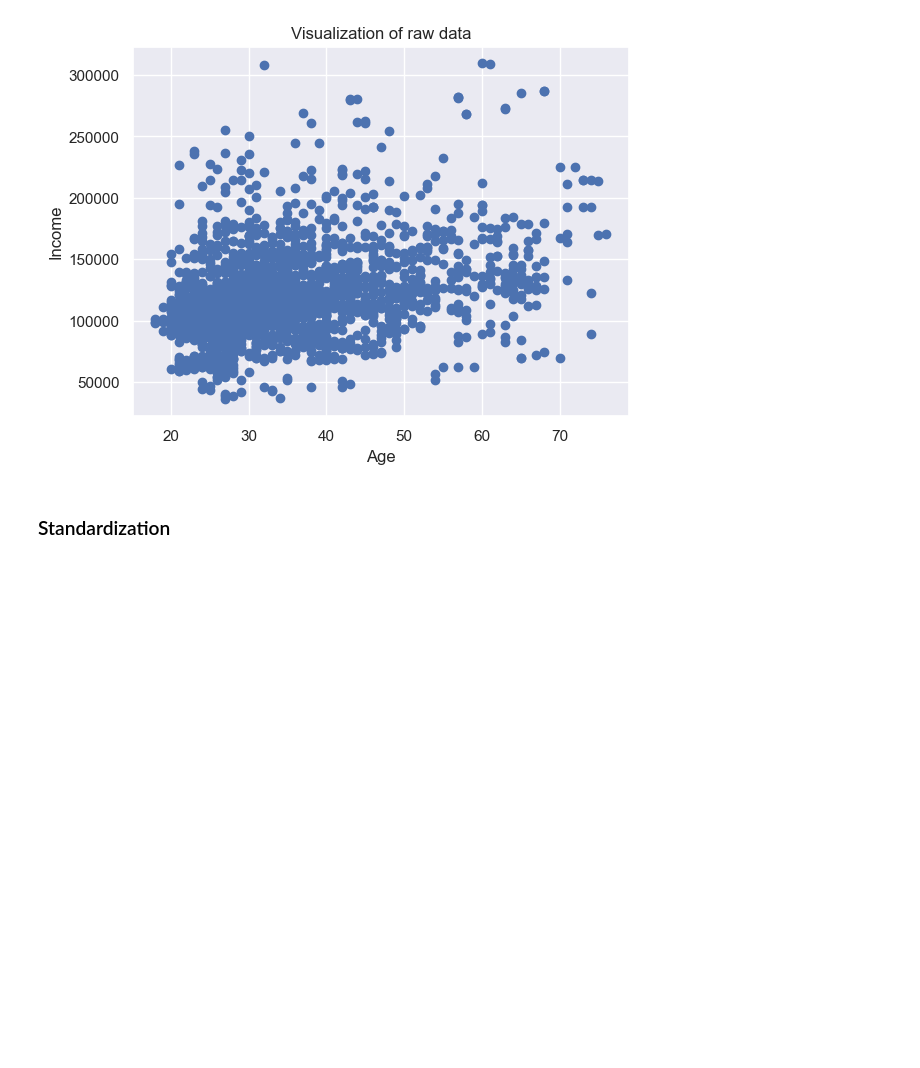
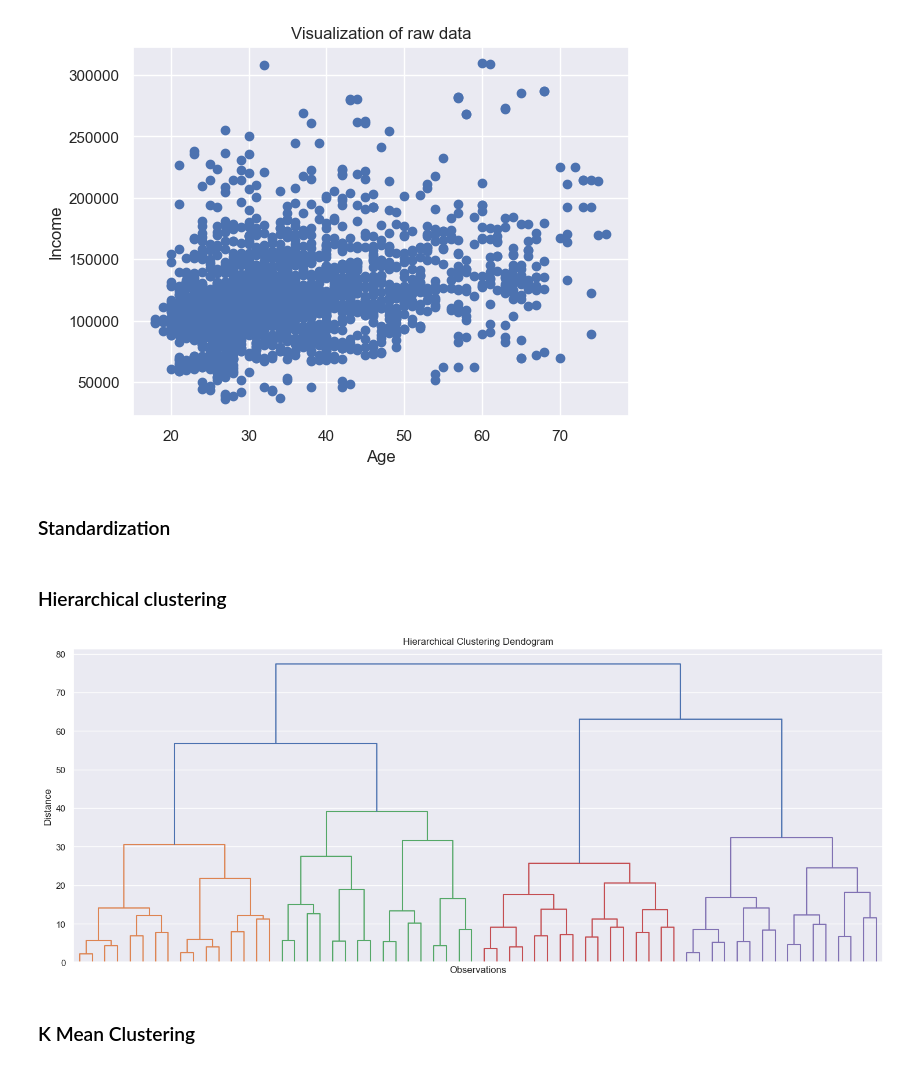
Before and after one commit to Mega-Barrel/customer_analytics, a Jupyter notebook: main.ipynb, the cells around one changed output. Cells and saved outputs as stored; diff of their text form; code cells hidden in the pictures; blank space fills up the shorter version.

```diff
--- a/main.ipynb
+++ b/main.ipynb
@@ -97,3 +91,34 @@ Text(0.5, 1.0, 'Visualization of raw data')
 # %%
 scaler = StandardScaler()
 segmentation_std = scaler.fit_transform(df_segmentation)
+# %% [markdown]
+### Hierarchical clustering
+# %%
+hier_clust = linkage(
+    segmentation_std,
+    method='ward'
+)
+# %%
+plt.figure(
+    figsize=(
+        18,7
+    )
+)
+
+plt.title('Hierarchical Clustering Dendogram')
+plt.xlabel('Observations')
+plt.ylabel('Distance')
+
+dendrogram(
+    hier_clust,
+    truncate_mode='level',
+    p=5,
+    show_leaf_counts=False,
+    no_labels=True
+)
+
+plt.show()
+# %% [output]
+[figure, added]
+# %% [markdown]
+### K Mean Clustering
```
Also changed, not shown: parts of 14 cells of this notebook.
